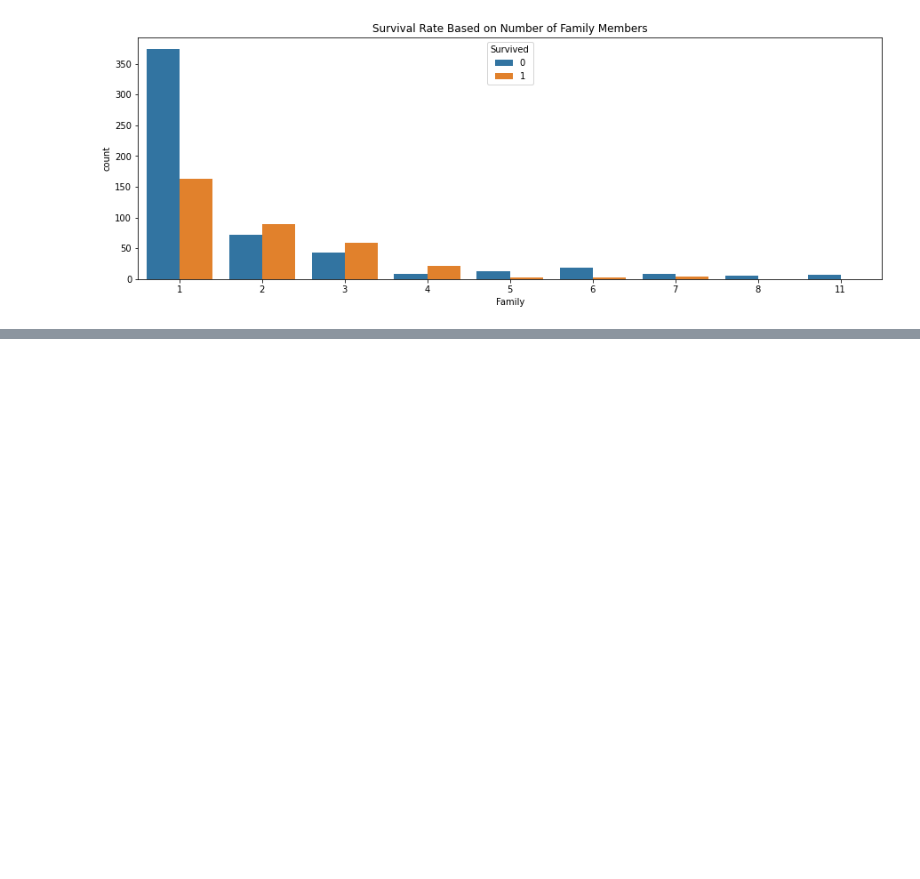
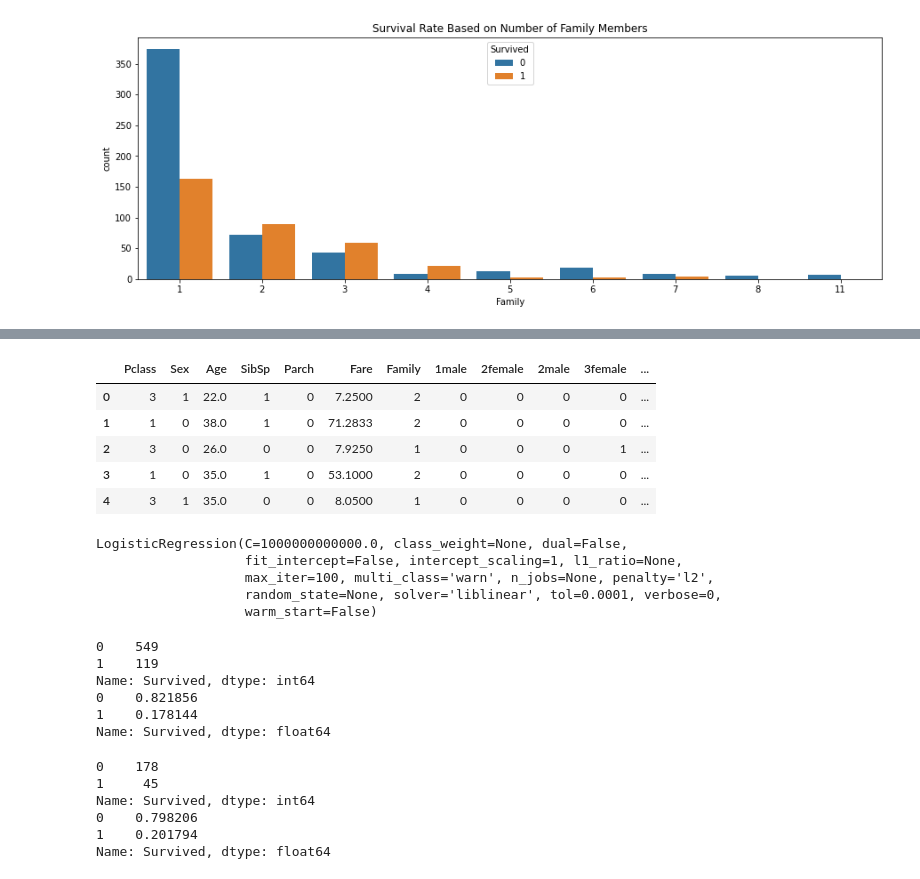
Before and after one commit to c-woo/Titanic-Kaggle, a Jupyter notebook: Titanic.ipynb, the cells around one changed output, grey strips where cells are left out. Saved outputs shown, nothing was run; the diff lists cells and outputs as text; code cells hidden in the pictures; blank space fills up the shorter version.

```diff
--- a/Titanic.ipynb
+++ b/Titanic.ipynb
@@ -573,0 +592,21 @@ We can see that solo passengers are still at the highest risk. But with this gra
+# %%
+X = train_df.drop(labels=['Survived', 'Name', 'Ticket'], axis=1)
+y = train_df['Survived']
+# %%
+from sklearn.preprocessing import LabelEncoder
+encoder = LabelEncoder()
+X['Sex'] = encoder.fit_transform(X['Sex'])
+# %%
+pclasssex_dummies = pd.get_dummies(X['PclassSex'], drop_first=True)
+embarked_dummies = pd.get_dummies(X['Embarked'], drop_first=True)
+
+X.drop(['PclassSex', 'Embarked'], axis=1, inplace=True)
+X = pd.concat([X, pclasssex_dummies, embarked_dummies], axis=1)
+X.head()
+# %% [output]
+|  | Pclass | Sex | Age | SibSp | Parch | Fare | Family | 1male | 2female | 2male | 3female | ... |
+| 0 | 3 | 1 | 22.0 | 1 | 0 | 7.2500 | 2 | 0 | 0 | 0 | 0 | ... |
+| 1 | 1 | 0 | 38.0 | 1 | 0 | 71.2833 | 2 | 0 | 0 | 0 | 0 | ... |
+| 2 | 3 | 0 | 26.0 | 0 | 0 | 7.9250 | 1 | 0 | 0 | 0 | 1 | ... |
+| 3 | 1 | 0 | 35.0 | 1 | 0 | 53.1000 | 2 | 0 | 0 | 0 | 0 | ... |
+| 4 | 3 | 1 | 35.0 | 0 | 0 | 8.0500 | 1 | 0 | 0 | 0 | 0 | ... |
@@ -573,0 +617,12 @@ We can see that solo passengers are still at the highest risk. But with this gra
+# %%
+from sklearn.linear_model import LogisticRegression
+
+logreg = LogisticRegression(fit_intercept=False, C=1e12, solver='liblinear')
+baseline = logreg.fit(X_train, y_train)
+baseline
+# %% [output]
+LogisticRegression(C=1000000000000.0, class_weight=None, dual=False,
+                   fit_intercept=False, intercept_scaling=1, l1_ratio=None,
+                   max_iter=100, multi_class='warn', n_jobs=None, penalty='l2',
+                   random_state=None, solver='liblinear', tol=0.0001, verbose=0,
+                   warm_start=False)
@@ -573,0 +632,22 @@ We can see that solo passengers are still at the highest risk. But with this gra
+# %%
+residuals = np.abs(y_train - y_hat_train)
+print(pd.Series(residuals).value_counts())
+print(pd.Series(residuals).value_counts(normalize=True))
+# %% [output]
+0    549
+1    119
+Name: Survived, dtype: int64
+0    0.821856
+1    0.178144
+Name: Survived, dtype: float64
+# %%
+residuals = np.abs(y_test - y_hat_test)
+print(pd.Series(residuals).value_counts())
+print(pd.Series(residuals).value_counts(normalize=True))
+# %% [output]
+0    178
+1     45
+Name: Survived, dtype: int64
+0    0.798206
+1    0.201794
+Name: Survived, dtype: float64
```
Also changed, not shown: parts of 6 cells of this notebook.
